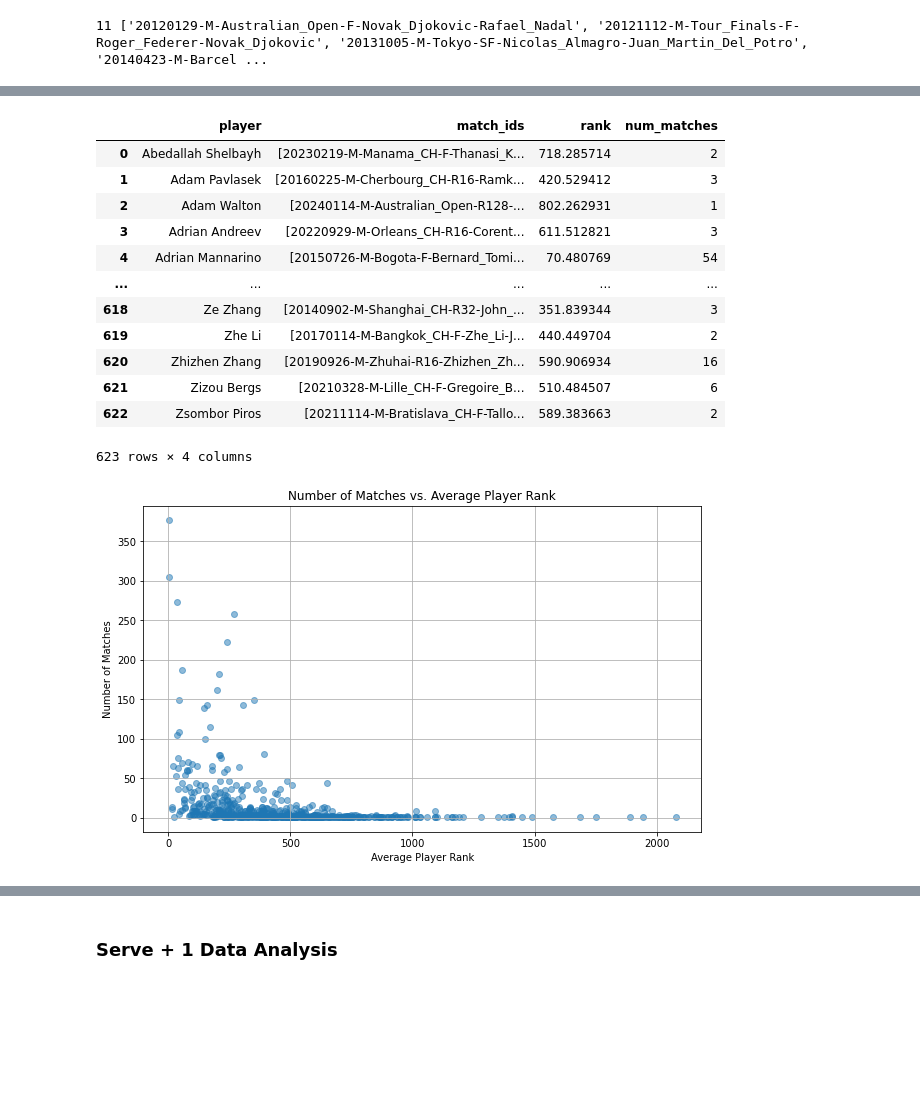
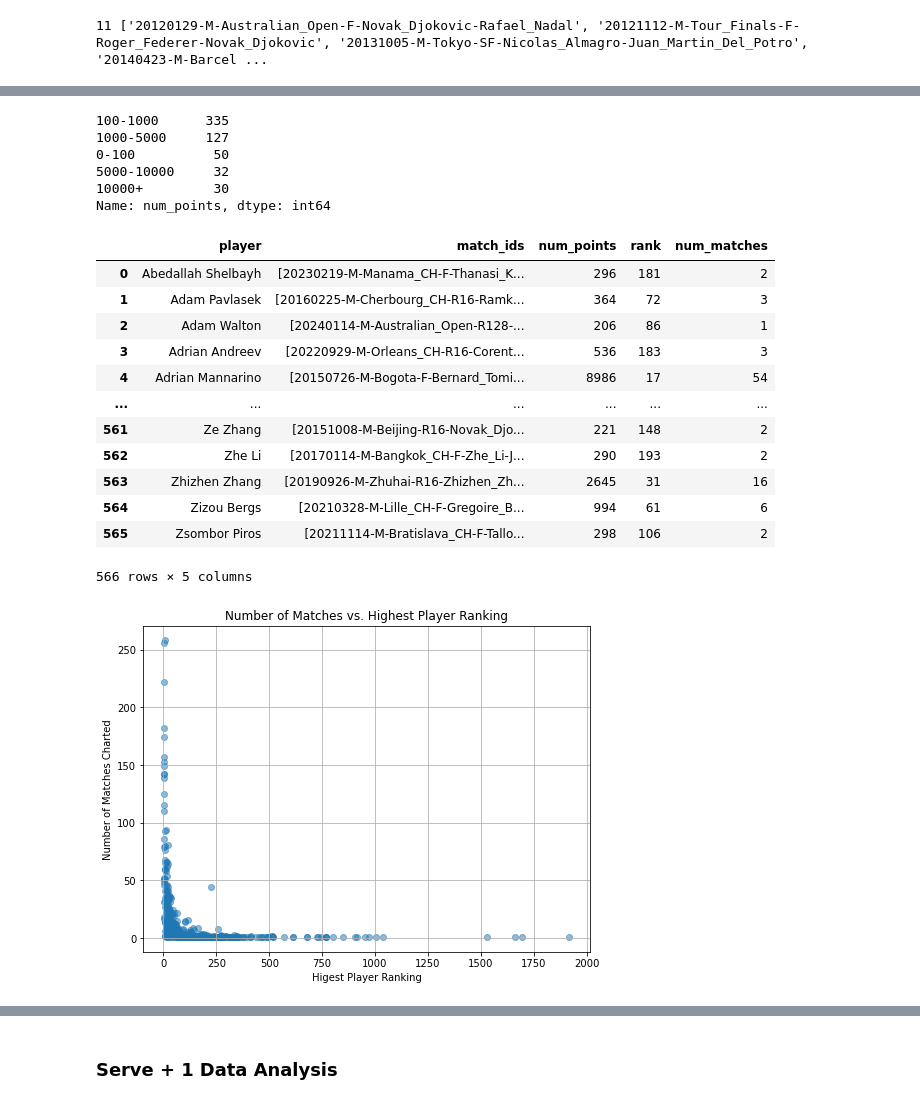
Before and after one commit to anika24/ATP_Serve-1_Recommender, a Jupyter notebook: data-analysis.ipynb, the cells around one changed output, grey strips where cells are left out. Drawn from its saved outputs; the diff is of its cells as text; code cells hidden in the pictures; blank space fills up the shorter version.

```diff
--- a/data-analysis.ipynb
+++ b/data-analysis.ipynb
@@ -17,8 +17,8 @@ df_2020s = pd.read_csv(github_url_2020s_data)
 df_matches = pd.read_csv(github_url_match_data)
 df = pd.concat([df_2010s, df_2020s], axis=0)
 df = pd.merge(df, df_matches, on='match_id', sort="date")
-# Remove time, court, umpire, charted by columns
-df = df.drop(['Time', 'Court', 'Umpire', 'Charted by', 'Notes'], axis=1)
+df = df[df['Date'] >= '2015'] # Use more recent data
+df = df.drop(['Time', 'Court', 'Umpire', 'Charted by', 'Notes', 'Final TB?'], axis=1)
 # %%
 df.columns
 # %% [output]
@@ -152,17 +153,16 @@ for player in players:
 # %%
+# Get number of poitns per match
+match_point_counts = df.groupby('match_id')['Pt'].max().reset_index()
+
 # Create series of match_ids for Player 1 and Player 2
 player_match_counts_1 = df.groupby('Player 1')['match_id'].apply(list)
 player_match_counts_2 = df.groupby('Player 2')['match_id'].apply(list)
 
-# Rename index and convert to DataFrame
 df1 = player_match_counts_1.rename_axis('player').reset_index(name='match_ids')
 df2 = player_match_counts_2.rename_axis('player').reset_index(name='match_ids')
-
-# Combine the two DataFrames
 combined = pd.concat([df1, df2], ignore_index=True)
-
-# Step 4: Group by player and concatenate match_id lists
 player_matches = combined.groupby('player')['match_ids'].agg(lambda lists: list(np.unique(sum(lists, [])))).reset_index()
+player_matches['num_points'] = player_matches['match_ids'].apply(lambda x: sum(match_point_counts[match_point_counts['match_id'].isin(x)]['Pt']))
 
 player_matches
 # %% [output]
@@ -182,6 +182,20 @@ player_matches
+# %%
+# Count how many players have 0-100 points, 100-1000 points, 1000-5000 points, 5000-10000 points, and 10000+ points
+player_matches['num_points'].value_counts()
+bins = [0, 100, 1000, 5000, 10000, float('inf')]
+labels = ['0-100', '100-1000', '1000-5000', '5000-10000', '10000+']
+pd.cut(player_matches['num_points'], bins=bins, labels=labels).value_counts()
+# %% [output]
+100-1000      335
+1000-5000     127
+0-100          50
+5000-10000     32
+10000+         30
+Name: num_points, dtype: int64
 # %%
 df_atp_players = pd.read_csv("https://raw.githubusercontent.com/JeffSackmann/tennis_atp/refs/heads/master/atp_players.csv")
 df_rankings_2010s = pd.read_csv("https://raw.githubusercontent.com/JeffSackmann/tennis_atp/refs/heads/master/atp_rankings_10s.csv")
+df_rankings_2010s = df_rankings_2010s[df_rankings_2010s['ranking_date'] >= 2015]
 df_rankings_2020s = pd.read_csv("https://raw.githubusercontent.com/JeffSackmann/tennis_atp/refs/heads/master/atp_rankings_20s.csv")
 df_rankings_current = pd.read_csv("https://raw.githubusercontent.com/JeffSackmann/tennis_atp/refs/heads/master/atp_rankings_current.csv")
 # concat all rankings dfs
@@ -192,35 +206,35 @@ df_rankings = pd.merge(df_rankings, df_atp_players, on='player_id', sort='rankin
 # create a column player that is the concatenation of name_first and name_last
 df_rankings['player'] = df_rankings['name_first'] + " " + df_rankings['name_last']
 # average rank by player
-df_average_rank = df_rankings.groupby(['player'])['rank'].mean().reset_index()
+df_average_rank = df_rankings.groupby(['player'])['rank'].min().reset_index()
 # %%
 player_matches_and_rank = pd.merge(player_matches, df_average_rank, how='inner', on='player')
 player_matches_and_rank['num_matches'] = player_matches_and_rank['match_ids'].apply(lambda x: len(x))
 player_matches_and_rank
 # %% [output]
-|  | player | match_ids | rank | num_matches |
-| 0 | Abedallah Shelbayh | [20230219-M-Manama_CH-F-Thanasi_K... | 718.285714 | 2 |
-| 1 | Adam Pavlasek | [20160225-M-Cherbourg_CH-R16-Ramk... | 420.529412 | 3 |
-| 2 | Adam Walton | [20240114-M-Australian_Open-R128-... | 802.262931 | 1 |
-| 3 | Adrian Andreev | [20220929-M-Orleans_CH-R16-Corent... | 611.512821 | 3 |
-| 4 | Adrian Mannarino | [20150726-M-Bogota-F-Bernard_Tomi... | 70.480769 | 54 |
-| ... | ... | ... | ... | ... |
-| 618 | Ze Zhang | [20140902-M-Shanghai_CH-R32-John_... | 351.839344 | 3 |
-| 619 | Zhe Li | [20170114-M-Bangkok_CH-F-Zhe_Li-J... | 440.449704 | 2 |
-| 620 | Zhizhen Zhang | [20190926-M-Zhuhai-R16-Zhizhen_Zh... | 590.906934 | 16 |
-| 621 | Zizou Bergs | [20210328-M-Lille_CH-F-Gregoire_B... | 510.484507 | 6 |
-| 622 | Zsombor Piros | [20211114-M-Bratislava_CH-F-Tallo... | 589.383663 | 2 |
+|  | player | match_ids | num_points | rank | num_matches |
+| 0 | Abedallah Shelbayh | [20230219-M-Manama_CH-F-Thanasi_K... | 296 | 181 | 2 |
+| 1 | Adam Pavlasek | [20160225-M-Cherbourg_CH-R16-Ramk... | 364 | 72 | 3 |
+| 2 | Adam Walton | [20240114-M-Australian_Open-R128-... | 206 | 86 | 1 |
+| 3 | Adrian Andreev | [20220929-M-Orleans_CH-R16-Corent... | 536 | 183 | 3 |
+| 4 | Adrian Mannarino | [20150726-M-Bogota-F-Bernard_Tomi... | 8986 | 17 | 54 |
+| ... | ... | ... | ... | ... | ... |
+| 561 | Ze Zhang | [20151008-M-Beijing-R16-Novak_Djo... | 221 | 148 | 2 |
+| 562 | Zhe Li | [20170114-M-Bangkok_CH-F-Zhe_Li-J... | 290 | 193 | 2 |
+| 563 | Zhizhen Zhang | [20190926-M-Zhuhai-R16-Zhizhen_Zh... | 2645 | 31 | 16 |
+| 564 | Zizou Bergs | [20210328-M-Lille_CH-F-Gregoire_B... | 994 | 61 | 6 |
+| 565 | Zsombor Piros | [20211114-M-Bratislava_CH-F-Tallo... | 298 | 106 | 2 |
-623 rows × 4 columns
+566 rows × 5 columns
 # %%
 # Visualization: Number of Matches vs. Average Player Rank
-plt.figure(figsize=(10, 6))
+plt.figure(figsize=(8, 6))
 plt.scatter(player_matches_and_rank['rank'], player_matches_and_rank['num_matches'], alpha=0.5)
-plt.xlabel('Average Player Rank')
-plt.ylabel('Number of Matches')
-plt.title('Number of Matches vs. Average Player Rank')
+plt.xlabel('Higest Player Ranking')
+plt.ylabel('Number of Matches Charted')
+plt.title('Number of Matches vs. Highest Player Ranking')
 plt.grid(True)
 plt.show()
 # %% [output]
-[figure, old version]
+[figure, new version]
 # %%
 # Visualization: Top 30 Players by Number of Matches Charted
```
Also changed, not shown: parts of 14 cells of this notebook, 6 other files.
